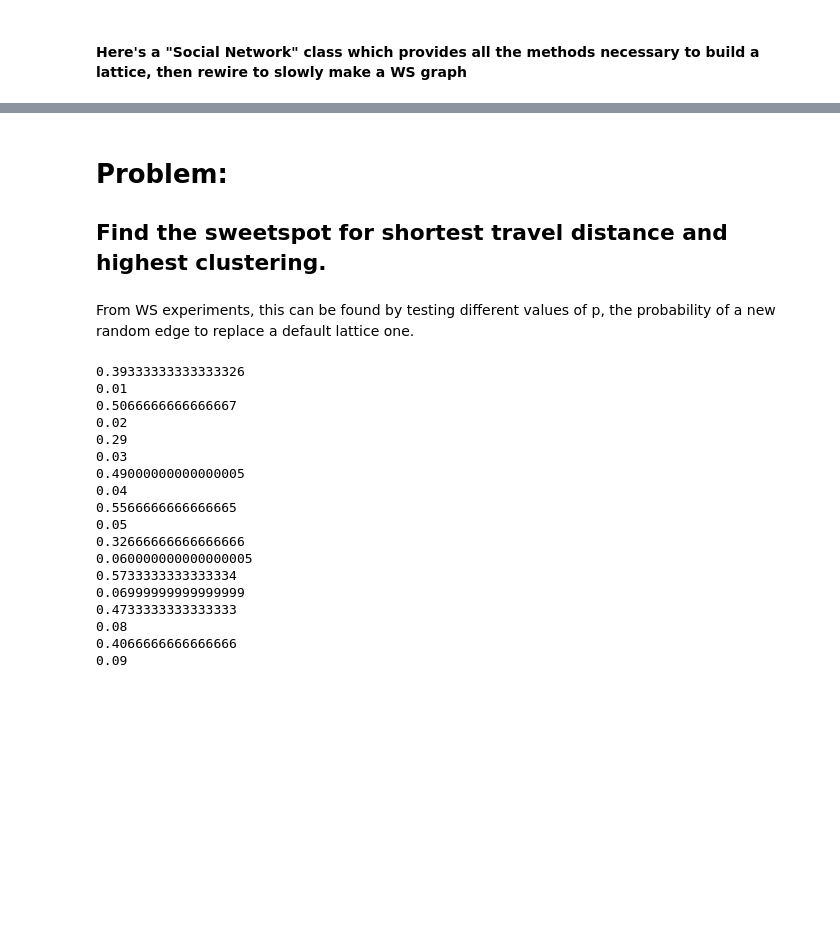
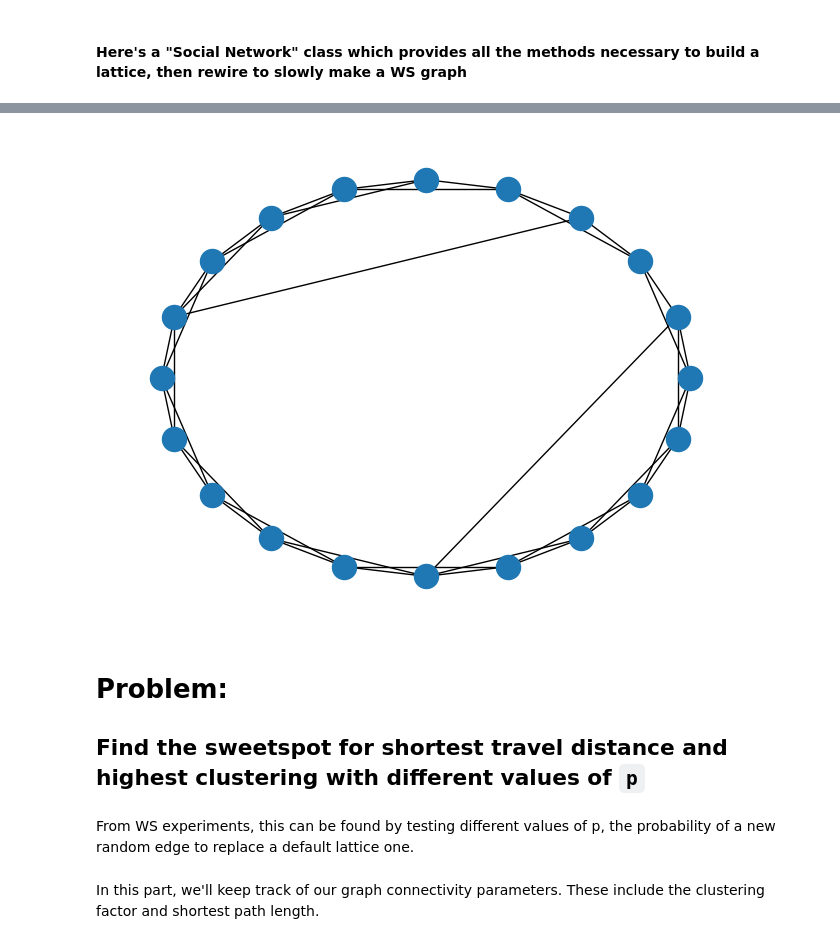
Before and after one commit to CounterCookie/cap-comp215, a Jupyter notebook: Final.ipynb, the cells around one changed output, grey strips where cells are left out. Cells and saved outputs as stored; diff of their text form; code cells hidden in the pictures; blank space fills up the shorter version.

```diff
--- a/Final.ipynb
+++ b/Final.ipynb
@@ -84,33 +92,29 @@ class SocialNetwork:
+# %%
+stugots = SocialNetwork(n=20, k=5, p=0.1)
+stugots.makeWSGraph()
+stugots.draw()
+# %% [output]
+[figure, added]
 # %% [markdown]
 # Problem:
-## Find the sweetspot for shortest travel distance and highest clustering.
+## Find the sweetspot for shortest travel distance and highest clustering with different values of `p`
 # %% [markdown]
 From WS experiments, this can be found by testing different values of p, the probability of a new random edge to replace a default lattice one.
+# %% [markdown]
+
+
+In this part, we'll keep track of our graph connectivity parameters. These include the clustering factor and shortest path length.
 # %%
 cluster_hist = []
-for i in np.arange(0.01, 0.1, 0.01):
-    g = SocialNetwork(10, 4, 0.2)
+path = []
+p = []
+
+for i in np.arange(0.01, 1, 0.01):
+    # n=200, k=30, p=i
+    g = SocialNetwork(200, 30, i)
     g.makeWSGraph()
     c = nx.average_clustering(g.ws)
-    print(c)
-    print(i)
+    length = nx.average_shortest_path_length(g.ws)
     cluster_hist.append(c)
+    p.append(i)
+    path.append(length)
-# %% [output]
-0.39333333333333326
-0.01
-0.5066666666666667
-0.02
-0.29
-0.03
-0.49000000000000005
-0.04
-0.5566666666666665
-0.05
-0.32666666666666666
-0.060000000000000005
-0.5733333333333334
-0.06999999999999999
-0.4733333333333333
-0.08
-0.4066666666666666
-0.09
```
Also changed, not shown: parts of 4 cells of this notebook.
